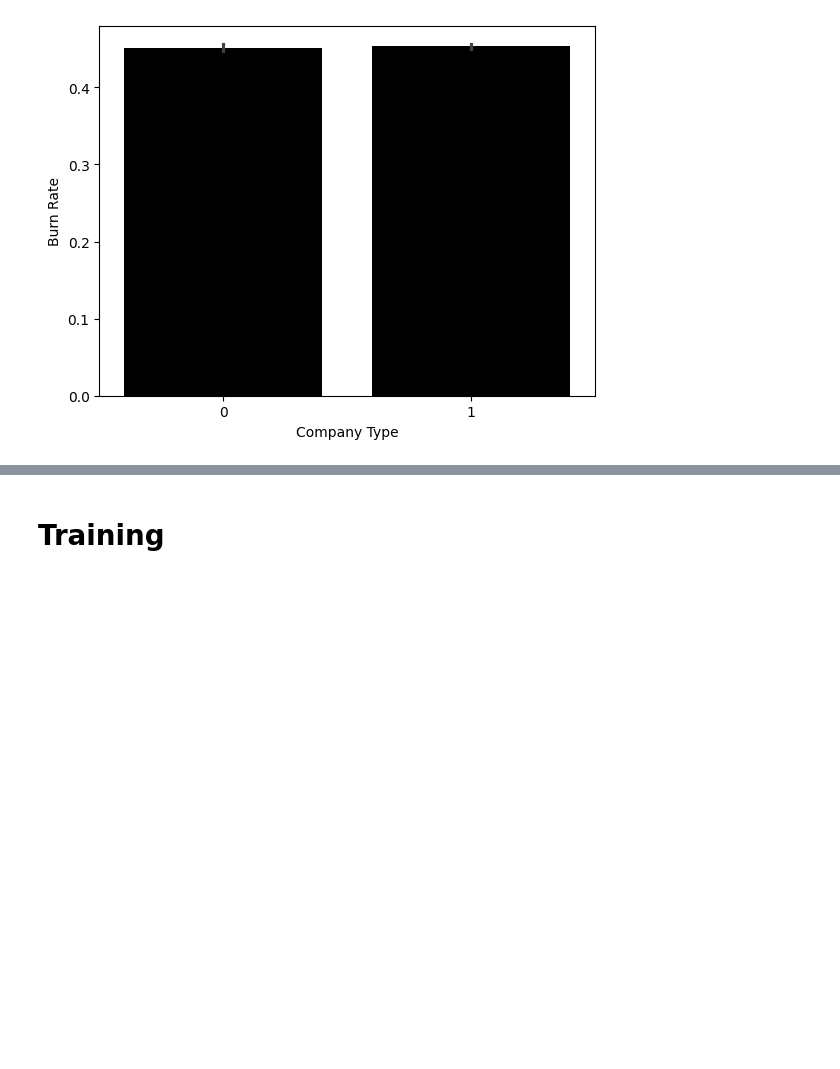
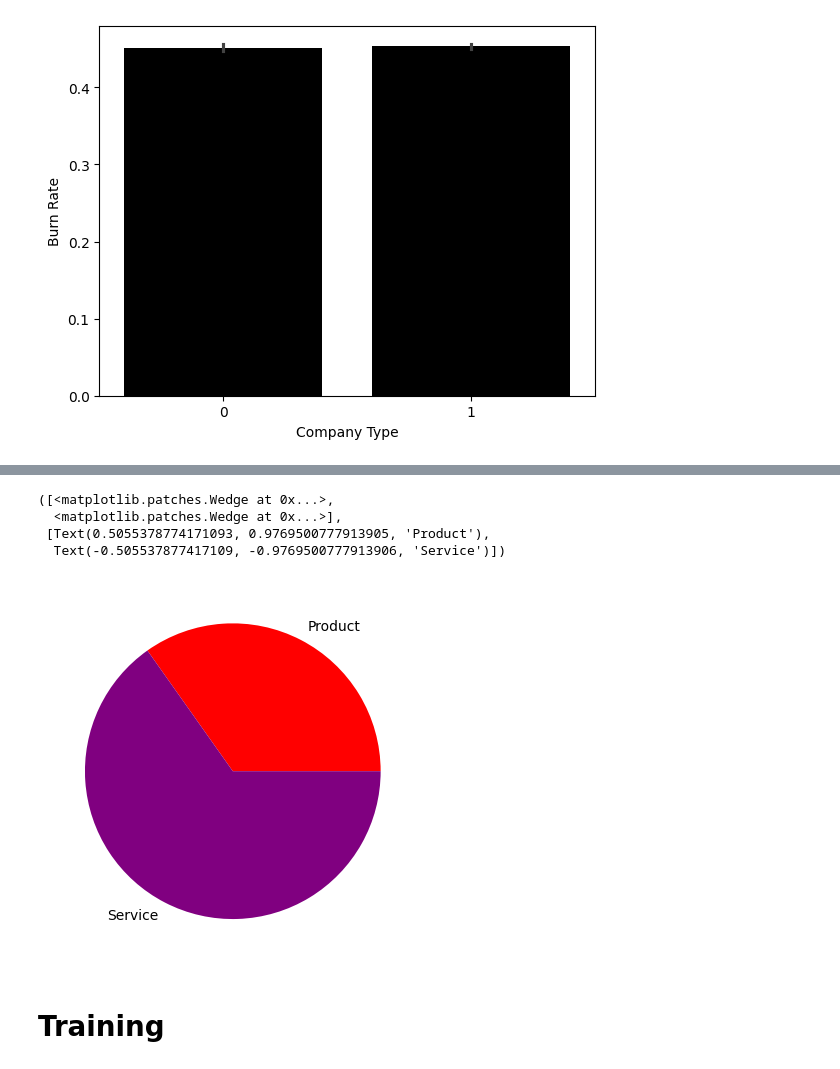
Before and after one commit to ReemJbily/Employee-Burn-Out, a Jupyter notebook: employee_burn_out.ipynb, the cells around one changed output, grey strips where cells are left out. Drawn from its saved outputs; the diff is of its cells as text; code cells hidden in the pictures; blank space fills up the shorter version.

```diff
--- a/employee_burn_out.ipynb
+++ b/employee_burn_out.ipynb
@@ -190,0 +179,5 @@ Index(['Gender', 'Company Type', 'Remote', 'Designation', 'Resource',
+# %%
+product=len(train[train['Company Type']=='Product'])
+service=len(train[train['Company Type']=='Service'])
+print('number of product companies:',product)
+print('number of service companies:',service)
@@ -296,3 +316,11 @@ sns.barplot(data=train,x='Company Type',y='Burn Rate',color='black')
+# %%
+plt.pie(x=[product,service],labels=['Product','Service'],colors=['red','purple'])
+# %% [output]
+([<matplotlib.patches.Wedge at 0x...>,
+  <matplotlib.patches.Wedge at 0x...>],
+ [Text(0.5055378774171093, 0.9769500777913905, 'Product'),
+  Text(-0.505537877417109, -0.9769500777913906, 'Service')])
+[figure, added]
 # %% [markdown]
 # **Training**
 # %%
```
Also changed, not shown: parts of 16 cells of this notebook, 31 other files.
